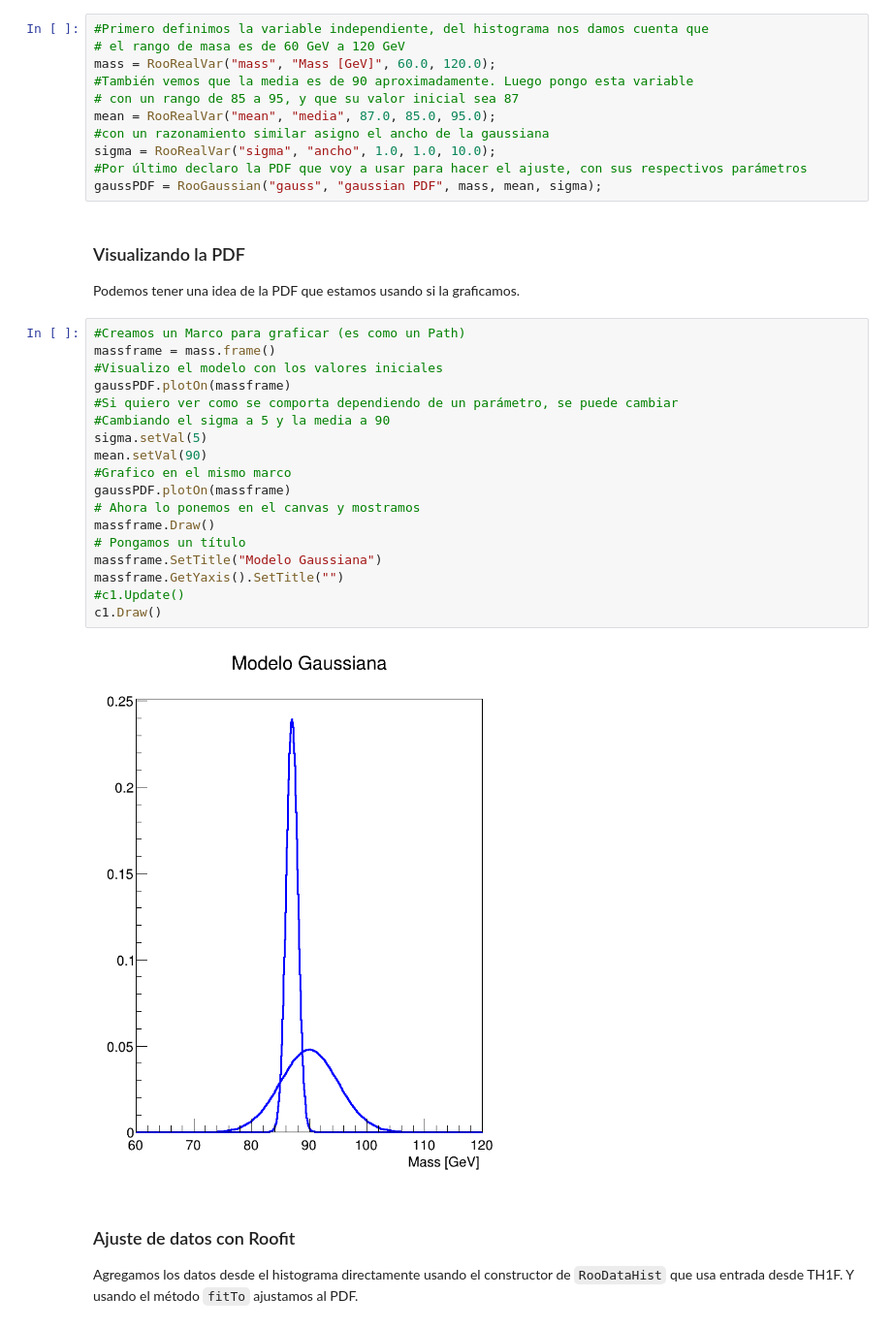
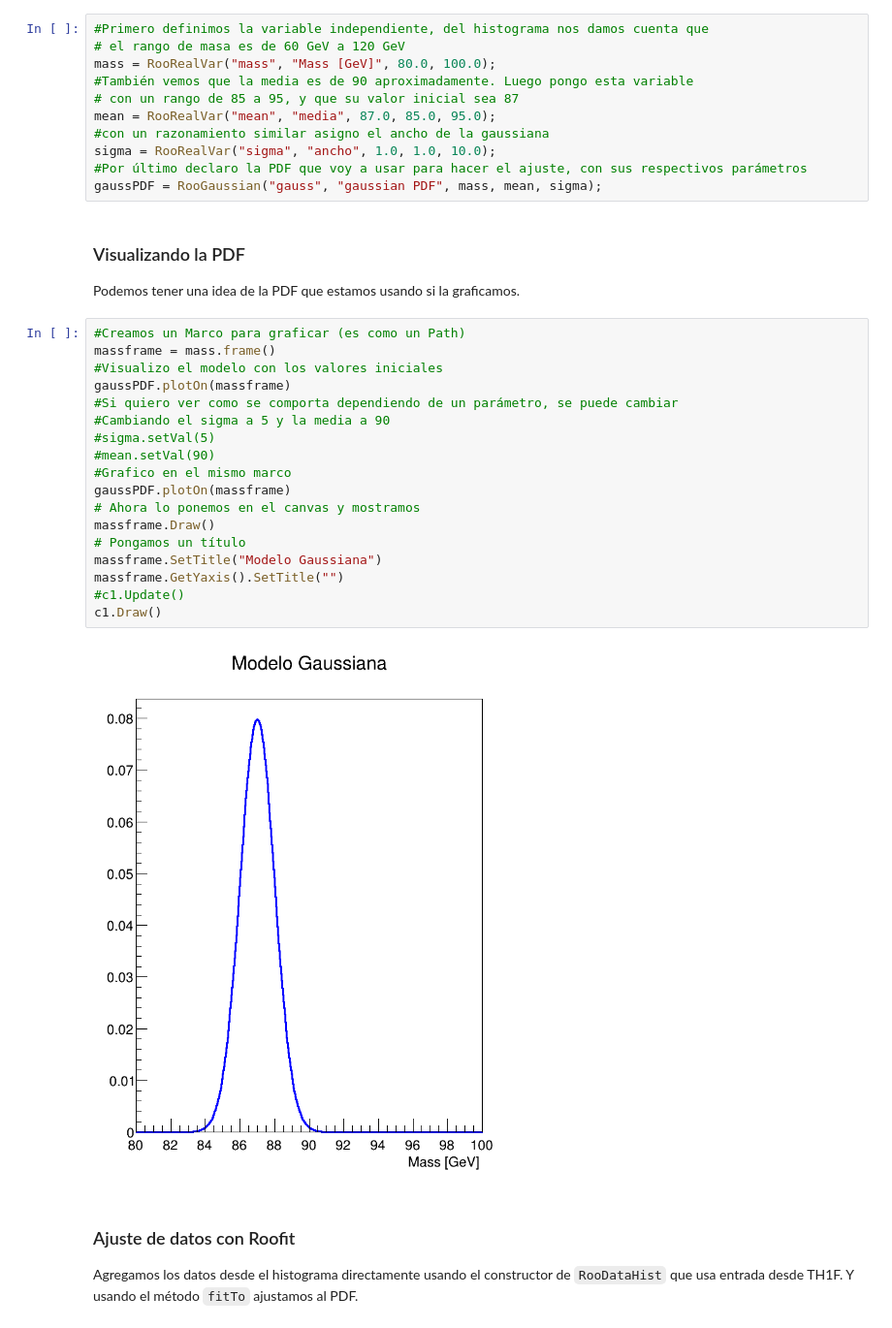
Before and after one commit to casfisica/Fisica_Computacional-1_2020-II, a Jupyter notebook: AnalisisPyROOT.ipynb, the cells around one changed output. Shown at 97% size. Drawn from its saved outputs; the diff is of its cells as text.

```diff
--- a/AnalisisPyROOT.ipynb
+++ b/AnalisisPyROOT.ipynb
@@ -165,7 +172,7 @@ Intentemos primero hacer el ajuste usando una distribución Gaussiana.
 # %%
 #Primero definimos la variable independiente, del histograma nos damos cuenta que
 # el rango de masa es de 60 GeV a 120 GeV
-mass = RooRealVar("mass", "Mass [GeV]", 60.0, 120.0);
+mass = RooRealVar("mass", "Mass [GeV]", 80.0, 100.0);
 #También vemos que la media es de 90 aproximadamente. Luego pongo esta variable
 # con un rango de 85 a 95, y que su valor inicial sea 87
 mean = RooRealVar("mean", "media", 87.0, 85.0, 95.0);
@@ -179,23 +186,23 @@ Podemos tener una idea de la PDF que estamos usando si la graficamos.
 # %%
 #Creamos un Marco para graficar (es como un Path)
 massframe = mass.frame()
 #Visualizo el modelo con los valores iniciales
 gaussPDF.plotOn(massframe)
 #Si quiero ver como se comporta dependiendo de un parámetro, se puede cambiar
 #Cambiando el sigma a 5 y la media a 90
-sigma.setVal(5)
-mean.setVal(90)
+#sigma.setVal(5)
+#mean.setVal(90)
 #Grafico en el mismo marco
 gaussPDF.plotOn(massframe)
 # Ahora lo ponemos en el canvas y mostramos
 massframe.Draw()
 # Pongamos un título
 massframe.SetTitle("Modelo Gaussiana")
 massframe.GetYaxis().SetTitle("")
 #c1.Update()
 c1.Draw()
 # %% [output]
-[figure, old version]
+[figure, new version]
 # %% [markdown]
 ### Ajuste de datos con Roofit
 
```
Also changed, not shown: parts of 10 cells of this notebook.
